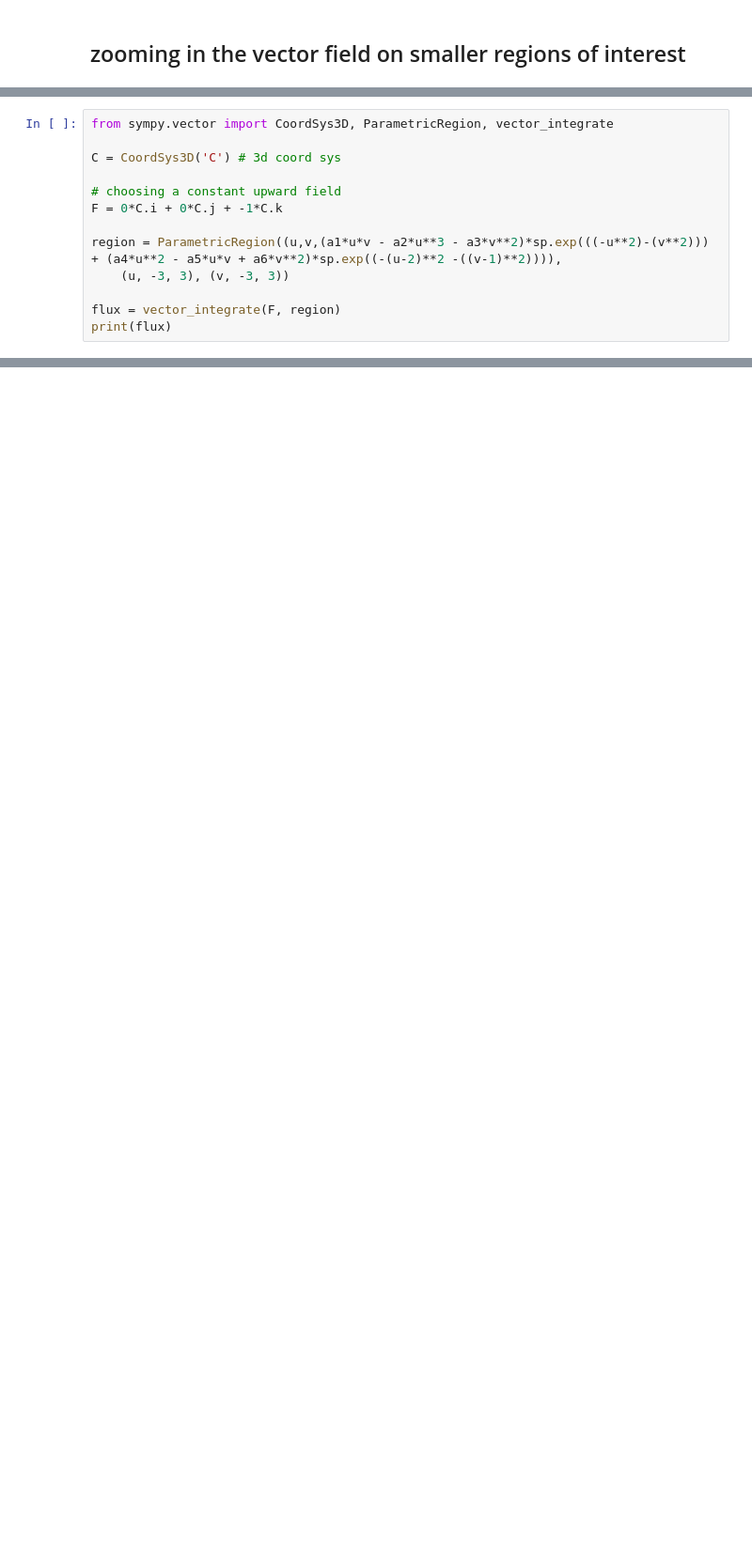
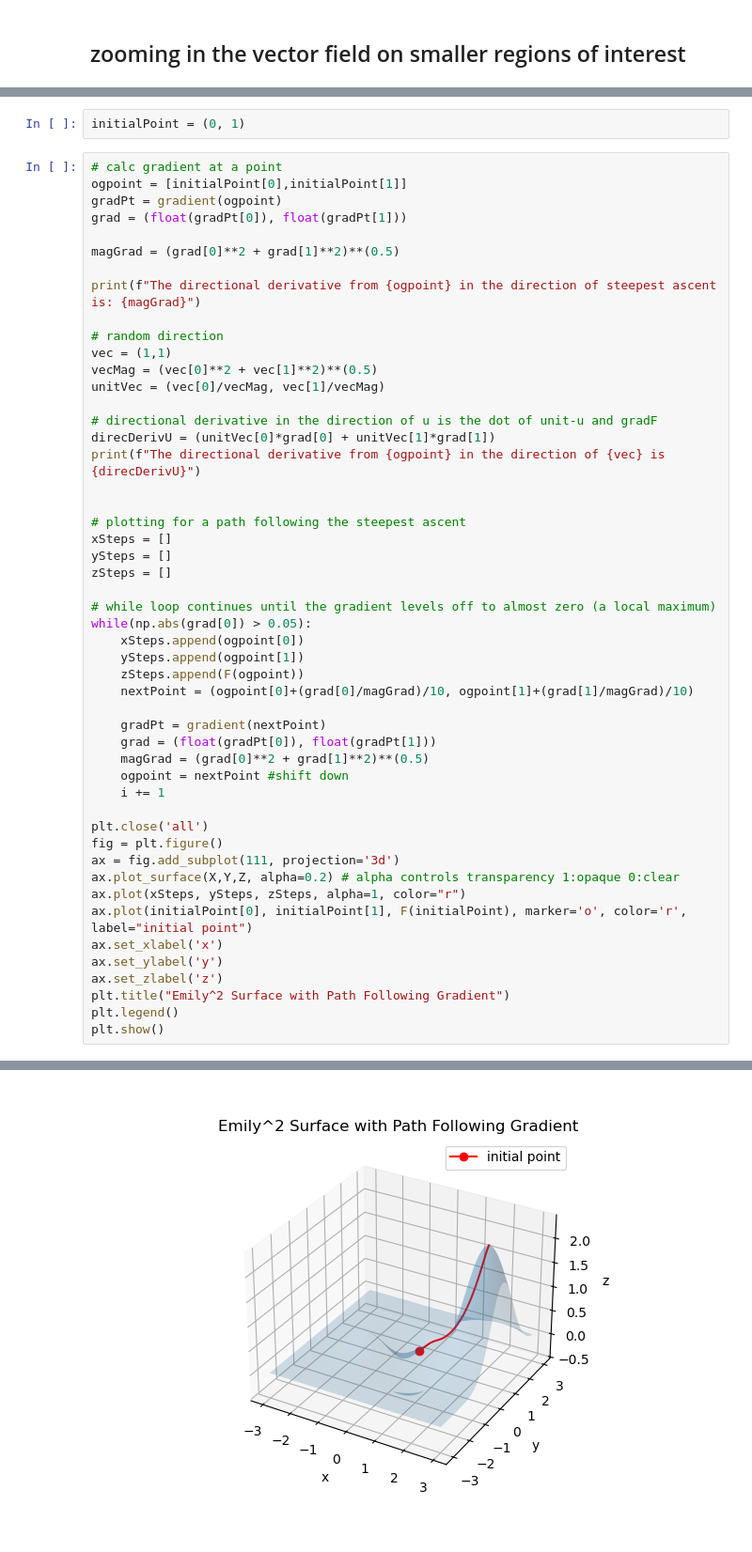
Before and after one commit to e-middleton/calcIII, a Jupyter notebook: surface.ipynb, the cells around one changed output, grey strips where cells are left out. Shown at 94% size. Saved outputs shown, nothing was run; the diff lists cells and outputs as text; blank space fills up the shorter version.

```diff
--- a/surface.ipynb
+++ b/surface.ipynb
@@ -304,13 +290,0 @@ flux doc: https://docs.sympy.org/latest/modules/vector/vector_integration.html
-# %%
-from sympy.vector import CoordSys3D, ParametricRegion, vector_integrate
-
-C = CoordSys3D('C') # 3d coord sys
-
-# choosing a constant upward field
-F = 0*C.i + 0*C.j + -1*C.k
-
-region = ParametricRegion((u,v,(a1*u*v - a2*u**3 - a3*v**2)*sp.exp(((-u**2)-(v**2))) + (a4*u**2 - a5*u*v + a6*v**2)*sp.exp((-(u-2)**2 -((v-1)**2)))),
-    (u, -3, 3), (v, -3, 3))
-
-flux = vector_integrate(F, region)
-print(flux)
@@ -318,0 +299,53 @@ print(flux)
+# %%
+initialPoint = (0, 1)
+# %%
+# calc gradient at a point
+ogpoint = [initialPoint[0],initialPoint[1]]
+gradPt = gradient(ogpoint)
+grad = (float(gradPt[0]), float(gradPt[1]))
+
+magGrad = (grad[0]**2 + grad[1]**2)**(0.5)
+
+print(f"The directional derivative from {ogpoint} in the direction of steepest ascent is: {magGrad}")
+
+# random direction
+vec = (1,1)
+vecMag = (vec[0]**2 + vec[1]**2)**(0.5)
+unitVec = (vec[0]/vecMag, vec[1]/vecMag)
+
+# directional derivative in the direction of u is the dot of unit-u and gradF
+direcDerivU = (unitVec[0]*grad[0] + unitVec[1]*grad[1])
+print(f"The directional derivative from {ogpoint} in the direction of {vec} is {direcDerivU}")
+
+
+# plotting for a path following the steepest ascent
+xSteps = []
+ySteps = []
+zSteps = []
+
+# while loop continues until the gradient levels off to almost zero (a local maximum)
+while(np.abs(grad[0]) > 0.05):
+    xSteps.append(ogpoint[0])
+    ySteps.append(ogpoint[1])
+    zSteps.append(F(ogpoint))
+    nextPoint = (ogpoint[0]+(grad[0]/magGrad)/10, ogpoint[1]+(grad[1]/magGrad)/10)
+
+    gradPt = gradient(nextPoint)
+    grad = (float(gradPt[0]), float(gradPt[1]))
+    magGrad = (grad[0]**2 + grad[1]**2)**(0.5)
+    ogpoint = nextPoint #shift down
+    i += 1
+
+plt.close('all')
+fig = plt.figure()
+ax = fig.add_subplot(111, projection='3d')
+ax.plot_surface(X,Y,Z, alpha=0.2) # alpha controls transparency 1:opaque 0:clear
+ax.plot(xSteps, ySteps, zSteps, alpha=1, color="r")
+ax.plot(initialPoint[0], initialPoint[1], F(initialPoint), marker='o', color='r', label="initial point")
+ax.set_xlabel('x')
+ax.set_ylabel('y')
+ax.set_zlabel('z')
+plt.title("Emily^2 Surface with Path Following Gradient")
+plt.legend()
+plt.show()
+# %% [output]
@@ -318,0 +354 @@ print(flux)
+[figure, added]
```
Also changed, not shown: parts of 25 cells of this notebook.
